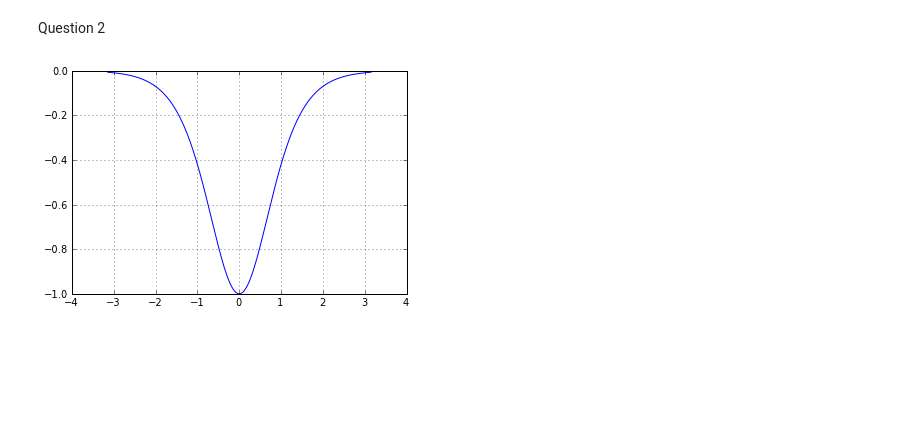
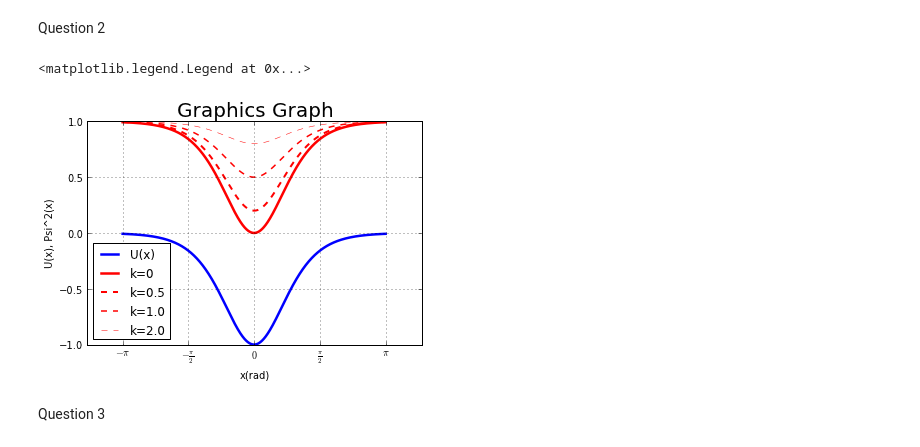
Before and after one commit to Rbnewens/PHYS202-S13, a Jupyter notebook: Week3/GraphicsEx2.ipynb, the cells around one changed output. Cells and saved outputs as stored; diff of their text form; code cells hidden in the pictures; blank space fills up the shorter version.

```diff
--- a/Week3/GraphicsEx2.ipynb
+++ b/Week3/GraphicsEx2.ipynb
@@ -32,8 +29,0 @@ import math
-# %%
-x = arange(-pi, pi + 0.01, .001)
-c = cosh(x)
-u = -(1/c) ** 2
-plot (x, u)
-grid(True)
-# %% [output]
-[figure, removed]
@@ -39,0 +34,35 @@ grid(True)
+# %%
+x = arange(-pi, pi + .001, .001)
+c = cosh(x)
+ax = subplot(1,1,1)
+u = -(1/c) ** 2
+k = 0.5
+k2 = 1.0
+k3 = 2.0
+t = tanh(x)
+z_0 = (-t) ** 2
+z1 = (k**2+(tanh(x)**2))/(k**2+1)
+z2 = (k2**2+(tanh(x)**2))/(k2**2+1)
+z3 = (k3**2+(tanh(x)**2))/(k3**2+1)
+title('Graphics Graph', fontsize=20)
+p1 = plot (x, u, 'blue', linewidth=2.5)
+p2 = plot (x, z_0, 'red', linewidth=2.5)
+p3 = plot (x, z1, 'red', linewidth=2.0, linestyle='--')
+p4 = plot (x, z2, 'red', linewidth=1.5, linestyle='--')
+p5 = plot (x, z3, 'red', linewidth=0.5, linestyle='--')
+xlabel('x(rad)')
+ylabel("U(x), Psi^2(x)")
+grid(True)
+
+x_pi = x/np.pi
+unit = 0.5
+xtick = np.arange(-1, 1+unit, unit)
+x_label = [r"$-\pi$", r"$-\frac{\pi}{2}$", r"$0$", r"$\frac{\pi}{2}$", r"$\pi$"]
+ax.set_xticks(xtick*np.pi)
+ax.set_xticklabels(x_label)
+legend(["U(x)", "k=0", "k=0.5", "k=1.0", "k=2.0"], loc="lower left")
+# %% [output]
+<matplotlib.legend.Legend at 0x...>
+[figure, added]
+# %% [markdown]
+Question 3
```
Also changed, not shown: parts of 8 cells of this notebook, 5 other files.
